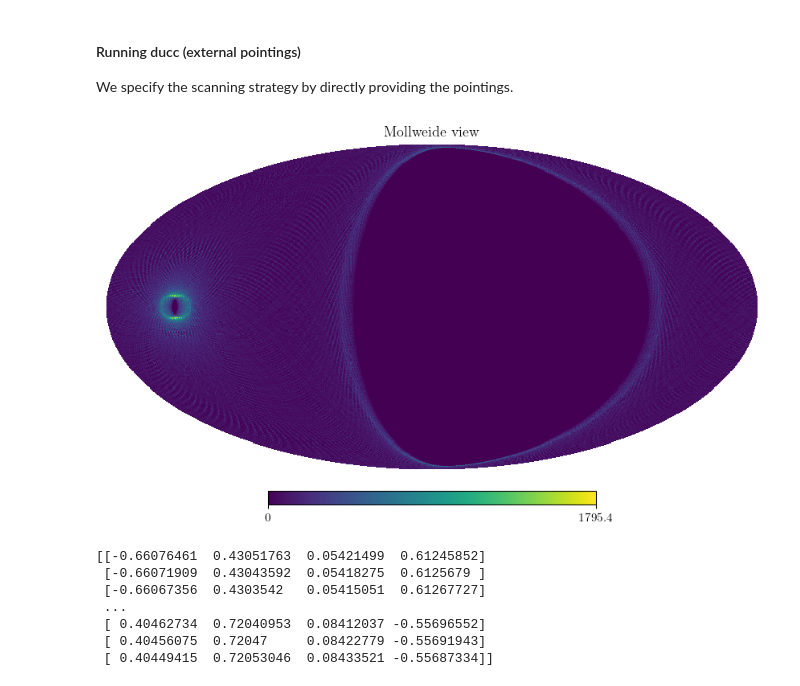
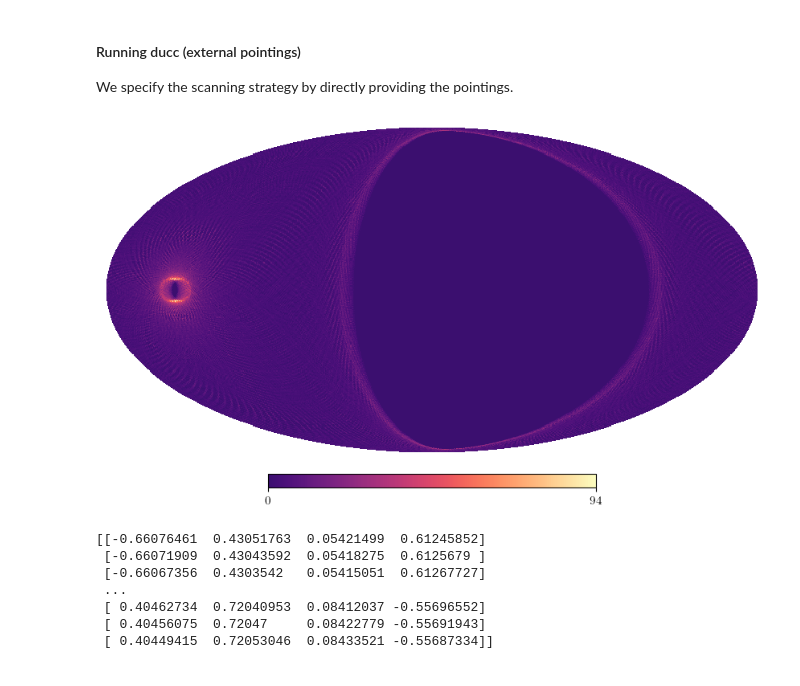
Before and after one commit to martamonelli/CMB-Inflate_WP4, a Jupyter notebook: ducc-based.ipynb, the cells around one changed output. Saved outputs shown, nothing was run; the diff lists cells and outputs as text; code cells hidden in the pictures.

```diff
--- a/ducc-based.ipynb
+++ b/ducc-based.ipynb
@@ -175,7 +175,7 @@ fsamp = 19.1                          # sampling frequency in Hz
 nsamp = int(duration*fsamp)           # number of samples
 # %%
 fquat = 1.
-nquat = int(duration*fquat)
+nquat = int((duration+1)*fquat)
 
 ctime_quat = ctim0 + np.arange(nquat)/fquat
 theta, phi, psi = scanning.ctime2bore(ctime_quat)
@@ -200,16 +200,16 @@ q_bore = Q.radecpa2quat(ra, dec, psi)
 # %%
 #TODO: avoid for loop
 pixs = hp.ang2pix(128, theta, phi+np.pi) #FIXME: I HAD TO ADD np.pi TO MAKE THE MAP THE SAME AS BEAMCONV!
 
 hits = np.empty(12*128**2)
 
 for p in np.arange(12*128**2):
     hits[p] = np.count_nonzero(pixs == p)
 
-hp.mollview(hits)
+hp.mollview(hits, cmap=new_cmap, title='')
 plt.show()
 # %% [output]
-[figure, old version]
+[figure, new version]
 # %%
 off_quat = np.array([0.009165646421980997, 0.09071095143135842, 0.0, 0.9958350838447524])
 
```
Also changed, not shown: parts of 27 cells of this notebook, 2 other files.
